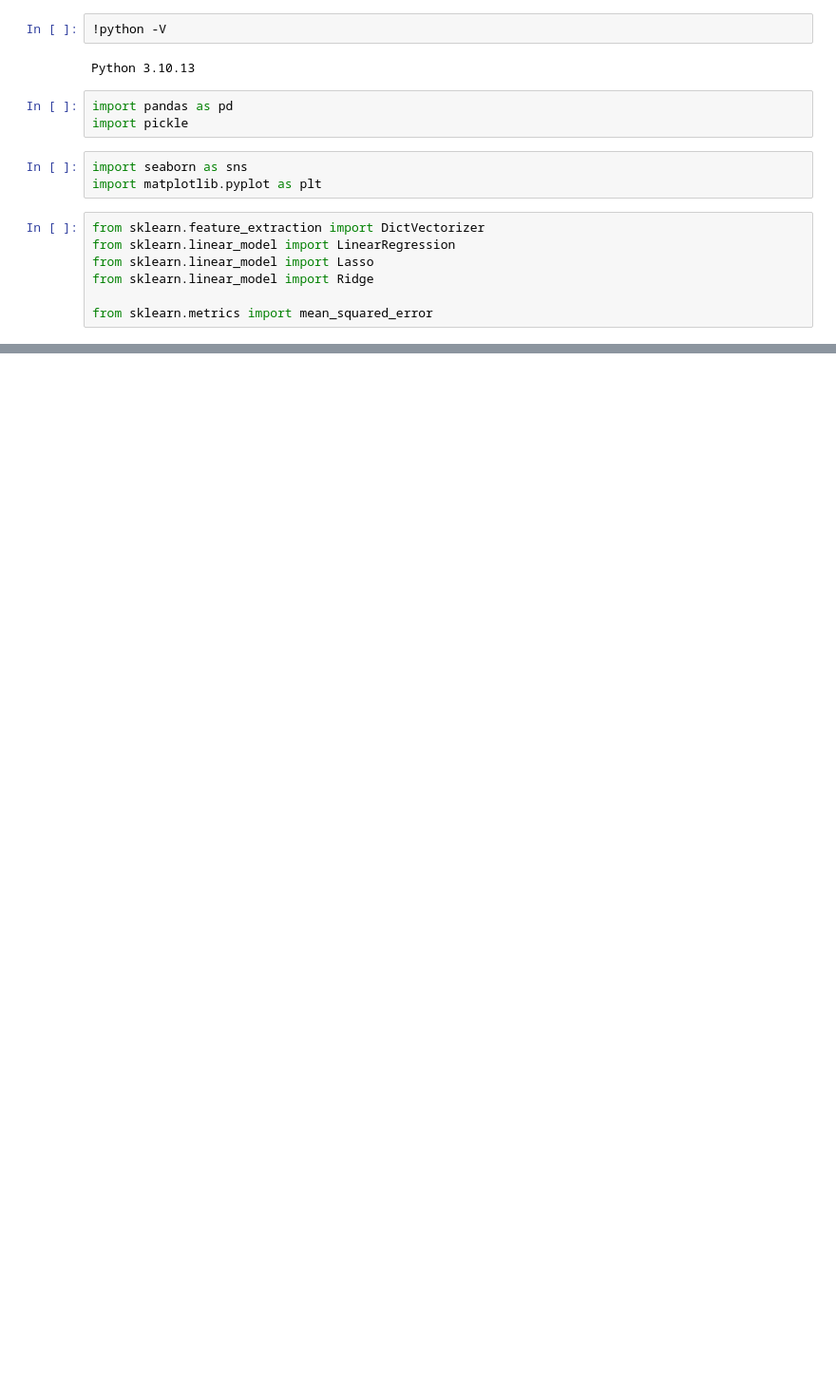
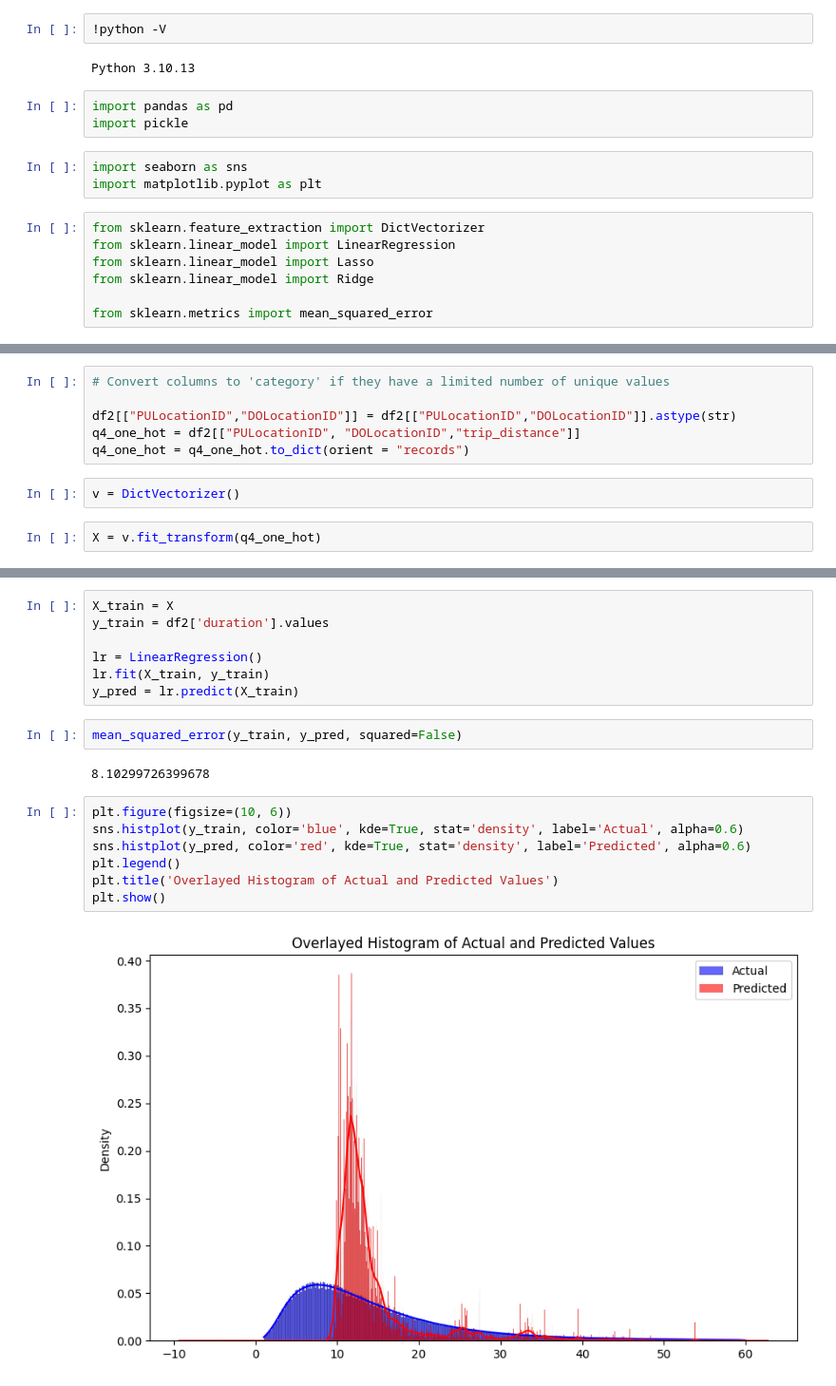
Before and after one commit to Emman-Lopez-Oso/MLOpps24, a Jupyter notebook: taxianalysis.ipynb, the cells around one changed output, grey strips where cells are left out. Shown at 95% size. Cells and saved outputs as stored; diff of their text form; blank space fills up the shorter version.

```diff
--- a/taxianalysis.ipynb
+++ b/taxianalysis.ipynb
@@ -39,0 +107,10 @@ FileNotFoundError: [Errno 2] No such file or directory: '../data/Homework 1/yell
+# %%
+# Convert columns to 'category' if they have a limited number of unique values
+
+df2[["PULocationID","DOLocationID"]] = df2[["PULocationID","DOLocationID"]].astype(str)
+q4_one_hot = df2[["PULocationID", "DOLocationID","trip_distance"]]
+q4_one_hot = q4_one_hot.to_dict(orient = "records")
+# %%
+v = DictVectorizer()
+# %%
+X = v.fit_transform(q4_one_hot)
@@ -39,0 +137,20 @@ FileNotFoundError: [Errno 2] No such file or directory: '../data/Homework 1/yell
+# %%
+X_train = X
+y_train = df2['duration'].values
+
+lr = LinearRegression()
+lr.fit(X_train, y_train)
+y_pred = lr.predict(X_train)
+# %%
+mean_squared_error(y_train, y_pred, squared=False)
+# %% [output]
+8.10299726399678
+# %%
+plt.figure(figsize=(10, 6))
+sns.histplot(y_train, color='blue', kde=True, stat='density', label='Actual', alpha=0.6)
+sns.histplot(y_pred, color='red', kde=True, stat='density', label='Predicted', alpha=0.6)
+plt.legend()
+plt.title('Overlayed Histogram of Actual and Predicted Values')
+plt.show()
+# %% [output]
+[figure, added]
```
Also changed, not shown: parts of 20 cells of this notebook.
